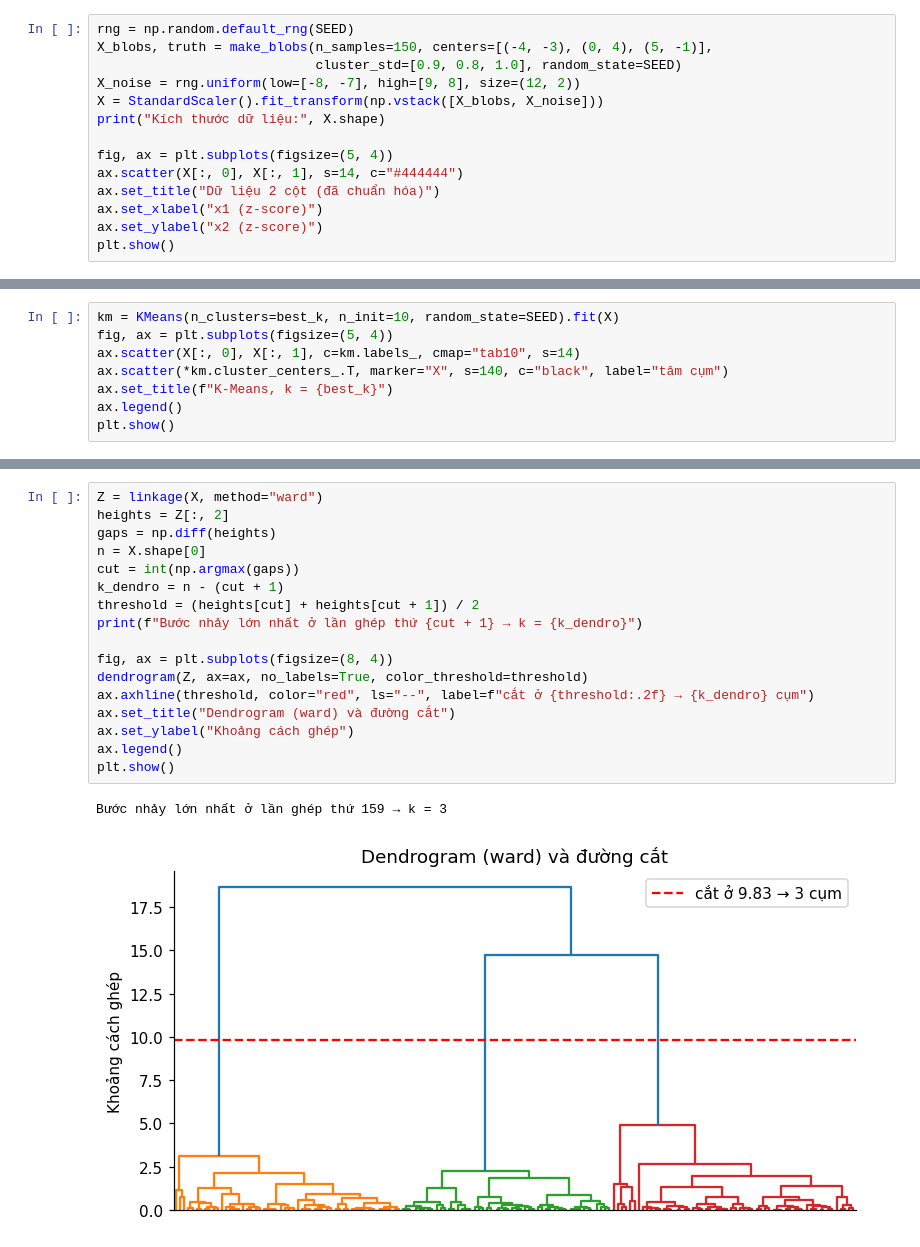
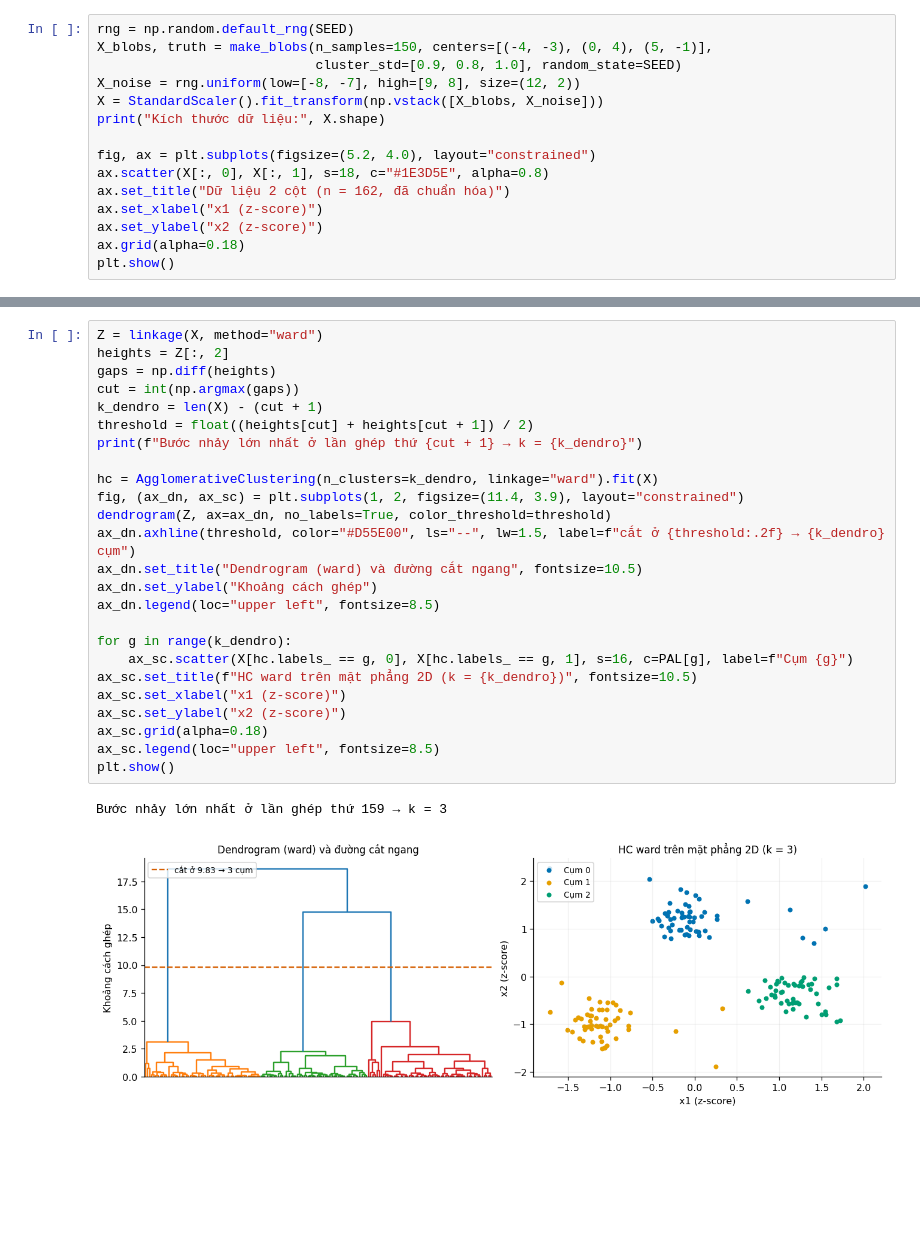
Before and after one commit to JasonTM17/Grid_Based_Sociology, a Jupyter notebook: study/Nhom15_Day9_KMeans_HC_GiaiThich.ipynb, the cells around one changed output, grey strips where cells are left out. Drawn from its saved outputs; the diff is of its cells as text; blank space fills up the shorter version.

```diff
--- a/study/Nhom15_Day9_KMeans_HC_GiaiThich.ipynb
+++ b/study/Nhom15_Day9_KMeans_HC_GiaiThich.ipynb
@@ -37,11 +42,12 @@ X_noise = rng.uniform(low=[-8, -7], high=[9, 8], size=(12, 2))
 X = StandardScaler().fit_transform(np.vstack([X_blobs, X_noise]))
 print("Kích thước dữ liệu:", X.shape)
 
-fig, ax = plt.subplots(figsize=(5, 4))
-ax.scatter(X[:, 0], X[:, 1], s=14, c="#444444")
-ax.set_title("Dữ liệu 2 cột (đã chuẩn hóa)")
+fig, ax = plt.subplots(figsize=(5.2, 4.0), layout="constrained")
+ax.scatter(X[:, 0], X[:, 1], s=18, c="#1E3D5E", alpha=0.8)
+ax.set_title("Dữ liệu 2 cột (n = 162, đã chuẩn hóa)")
 ax.set_xlabel("x1 (z-score)")
 ax.set_ylabel("x2 (z-score)")
+ax.grid(alpha=0.18)
 plt.show()
 # %% [output]
 Kích thước dữ liệu: (162, 2)
@@ -76,8 +54,0 @@ k có silhouette cao nhất: 3
-# %%
-km = KMeans(n_clusters=best_k, n_init=10, random_state=SEED).fit(X)
-fig, ax = plt.subplots(figsize=(5, 4))
-ax.scatter(X[:, 0], X[:, 1], c=km.labels_, cmap="tab10", s=14)
-ax.scatter(*km.cluster_centers_.T, marker="X", s=140, c="black", label="tâm cụm")
-ax.set_title(f"K-Means, k = {best_k}")
-ax.legend()
-plt.show()
@@ -111,20 +293,28 @@ trống dọc lớn nhất giữa hai lần ghép liên tiếp.
 # %%
 Z = linkage(X, method="ward")
 heights = Z[:, 2]
 gaps = np.diff(heights)
-n = X.shape[0]
 cut = int(np.argmax(gaps))
-k_dendro = n - (cut + 1)
-threshold = (heights[cut] + heights[cut + 1]) / 2
+k_dendro = len(X) - (cut + 1)
+threshold = float((heights[cut] + heights[cut + 1]) / 2)
 print(f"Bước nhảy lớn nhất ở lần ghép thứ {cut + 1} → k = {k_dendro}")
 
-fig, ax = plt.subplots(figsize=(8, 4))
-dendrogram(Z, ax=ax, no_labels=True, color_threshold=threshold)
-ax.axhline(threshold, color="red", ls="--", label=f"cắt ở {threshold:.2f} → {k_dendro} cụm")
-ax.set_title("Dendrogram (ward) và đường cắt")
-ax.set_ylabel("Khoảng cách ghép")
-ax.legend()
+hc = AgglomerativeClustering(n_clusters=k_dendro, linkage="ward").fit(X)
+fig, (ax_dn, ax_sc) = plt.subplots(1, 2, figsize=(11.4, 3.9), layout="constrained")
+dendrogram(Z, ax=ax_dn, no_labels=True, color_threshold=threshold)
+ax_dn.axhline(threshold, color="#D55E00", ls="--", lw=1.5, label=f"cắt ở {threshold:.2f} → {k_dendro} cụm")
+ax_dn.set_title("Dendrogram (ward) và đường cắt ngang", fontsize=10.5)
+ax_dn.set_ylabel("Khoảng cách ghép")
+ax_dn.legend(loc="upper left", fontsize=8.5)
+
+for g in range(k_dendro):
+    ax_sc.scatter(X[hc.labels_ == g, 0], X[hc.labels_ == g, 1], s=16, c=PAL[g], label=f"Cụm {g}")
+ax_sc.set_title(f"HC ward trên mặt phẳng 2D (k = {k_dendro})", fontsize=10.5)
+ax_sc.set_xlabel("x1 (z-score)")
+ax_sc.set_ylabel("x2 (z-score)")
+ax_sc.grid(alpha=0.18)
+ax_sc.legend(loc="upper left", fontsize=8.5)
 plt.show()
 # %% [output]
 Bước nhảy lớn nhất ở lần ghép thứ 159 → k = 3
-[figure, old version]
+[figure, new version]
```
Also changed, not shown: parts of 29 cells of this notebook, 8 other files.
